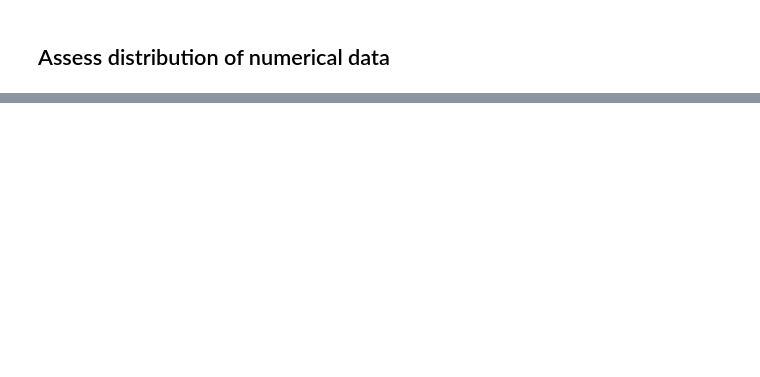
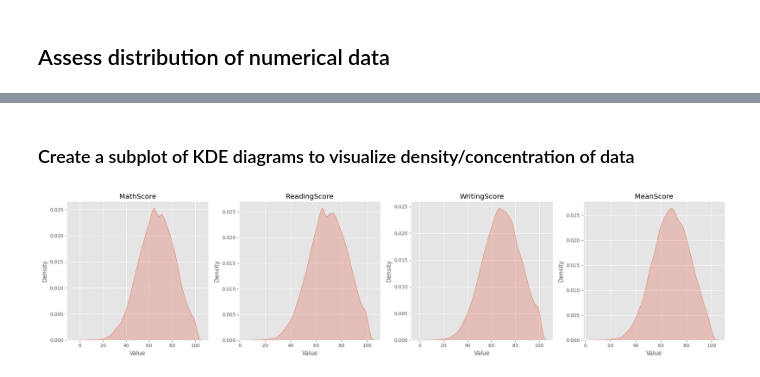
Before and after one commit to A-Hoenig/student-AI, a Jupyter notebook: jupyter_notebooks/Notebook_3_eda.ipynb, the cells around one changed output, grey strips where cells are left out. Cells and saved outputs as stored; diff of their text form; code cells hidden in the pictures; blank space fills up the shorter version.

```diff
--- a/jupyter_notebooks/Notebook_3_eda.ipynb
+++ b/jupyter_notebooks/Notebook_3_eda.ipynb
@@ -250,0 +327,16 @@ plt.title('Distribution of number of siblings');
+# %% [markdown]
+### Create a subplot of KDE diagrams to visualize density/concentration of data
+# %%
+plt.figure(figsize=(20, 5))
+
+for i, column in enumerate(columns, start=1):
+    plt.subplot(1, 4, i)
+    sns.kdeplot(df[column], fill=True)
+    plt.title(column)
+    plt.xlabel('Value')
+    plt.ylabel('Density')
+
+plt.tight_layout()
+plt.show()
+# %% [output]
+[figure, added]
```
Also changed, not shown: parts of 13 cells of this notebook.
